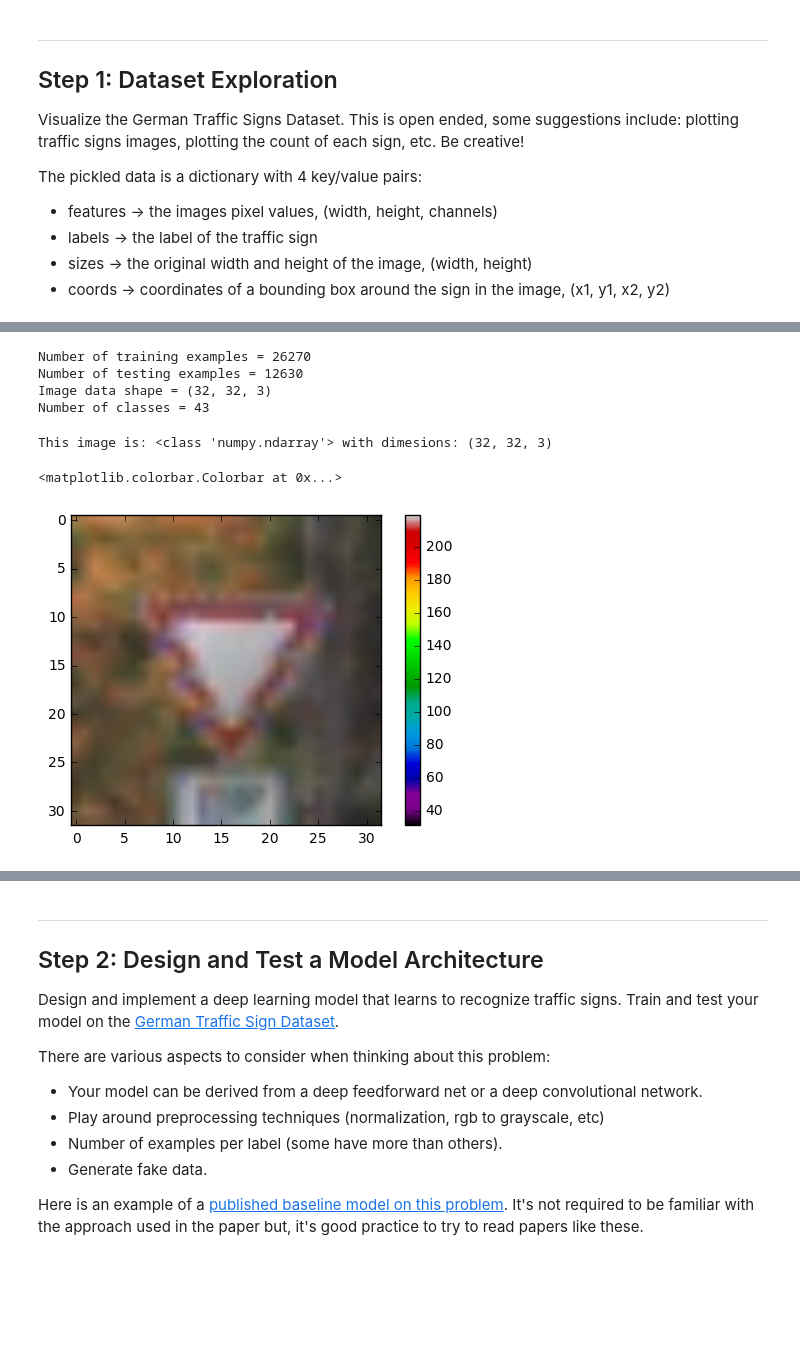
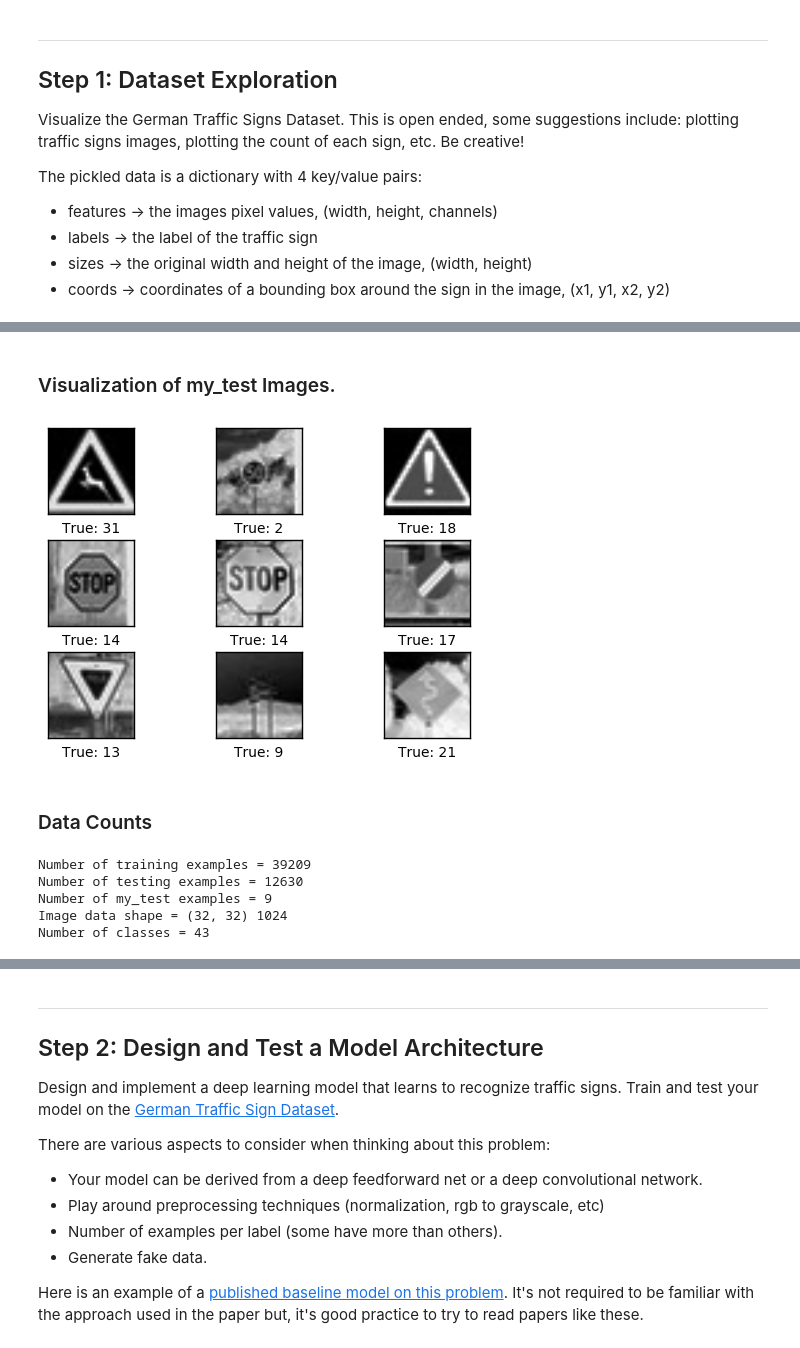
Before and after one commit to andrewraharjo/SDCND_TrafficSigns, a Jupyter notebook: Traffic_Signs_Recognition.ipynb, the cells around one changed output, grey strips where cells are left out. Cells and saved outputs as stored; diff of their text form; code cells hidden in the pictures; blank space fills up the shorter version.

```diff
--- a/Traffic_Signs_Recognition.ipynb
+++ b/Traffic_Signs_Recognition.ipynb
@@ -61,3 +176,17 @@ X_test, y_test = shuffle(X_test, y_test)
+# %% [markdown]
+### Visualization of my_test Images.
+# %%
+#Random selection of 9 images from my_test_X.
+idx = np.random.choice(my_test_X.shape[0], size=9, replace=False)
+images = my_test_X[idx,:]
+# Get the true classes for those images.
+cls_true = my_test_y[idx]
+# Plot the images and labels using our helper-function above.
+plot_images(images=images, cls_true=cls_true)
+# %% [output]
+[figure, added]
+# %% [markdown]
+### Data Counts
 # %%
 ### To start off let's do a basic data summary.
 
@@ -67,28 +196,25 @@ n_train = X_train.shape[0]
 # TODO: number of testing examples
 n_test = X_test.shape[0]
 
-# TODO: what's the shape of an image? Input shape
-image_shape = X_train.shape[1:]
+# TODO: number of testing examples
+n_my_test = my_test_X.shape[0]
+
+# TODO: what's the shape of an image?
+image_shape = X_train.shape[1:3]
 
 # TODO: how many classes are in the dataset
-n_classes = len(np.unique(y_train))
+n_classes = len(set(train['labels']))
+# TODO: how many classes are in the dataset
+n_classes2 = len(set(test['labels']))
 
 print("Number of training examples =", n_train)
 print("Number of testing examples =", n_test)
-print("Image data shape =", image_shape)
-print("Number of classes =", n_classes)
+print("Number of my_test examples =", n_my_test)
+print("Image data shape =", image_shape, 32*32)
+print("Number of classes =", n_classes, )
 # %% [output]
-Number of training examples = 26270
+Number of training examples = 39209
 Number of testing examples = 12630
-Image data shape = (32, 32, 3)
+Number of my_test examples = 9
+Image data shape = (32, 32) 1024
 Number of classes = 43
-# %%
-image = X_train[120]
-print('This image is:', type(image), 'with dimesions:', image.shape)
-imgplot = plt.imshow(image)
-imgplot.set_cmap('spectral')
-plt.colorbar()
-# %% [output]
-This image is: <class 'numpy.ndarray'> with dimesions: (32, 32, 3)
-<matplotlib.colorbar.Colorbar at 0x...>
-[figure, removed]
```
Also changed, not shown: parts of 64 cells of this notebook, 1 other file.
